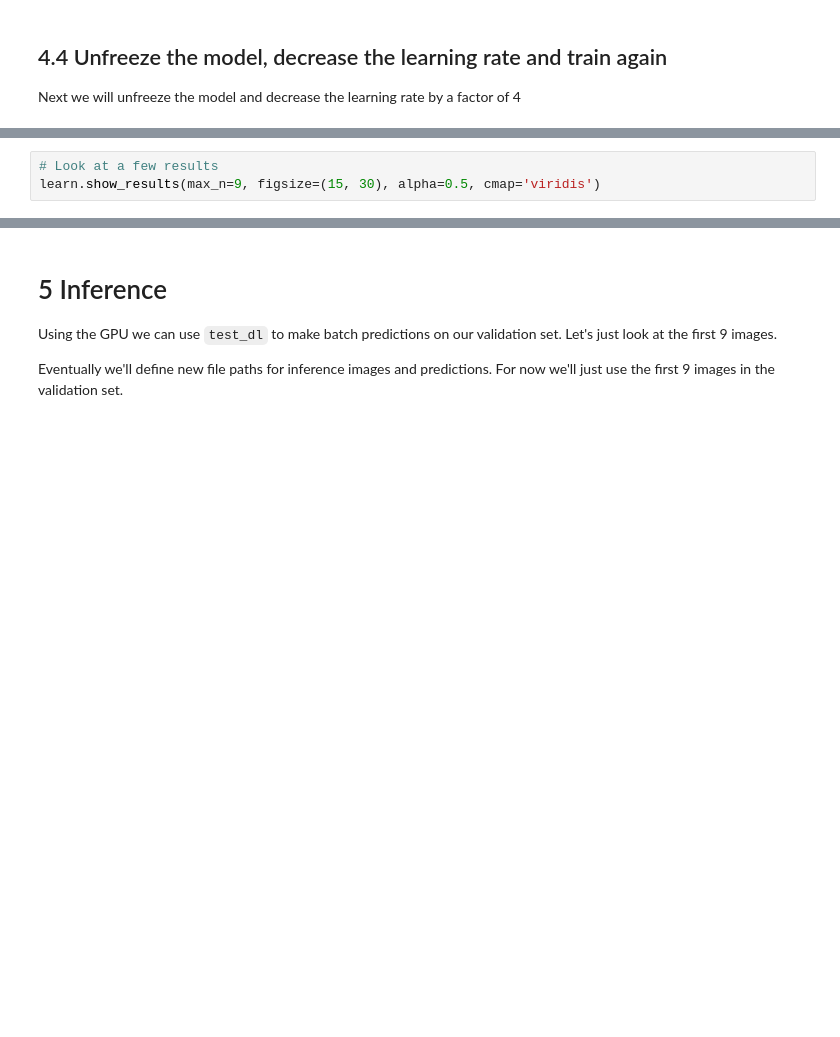
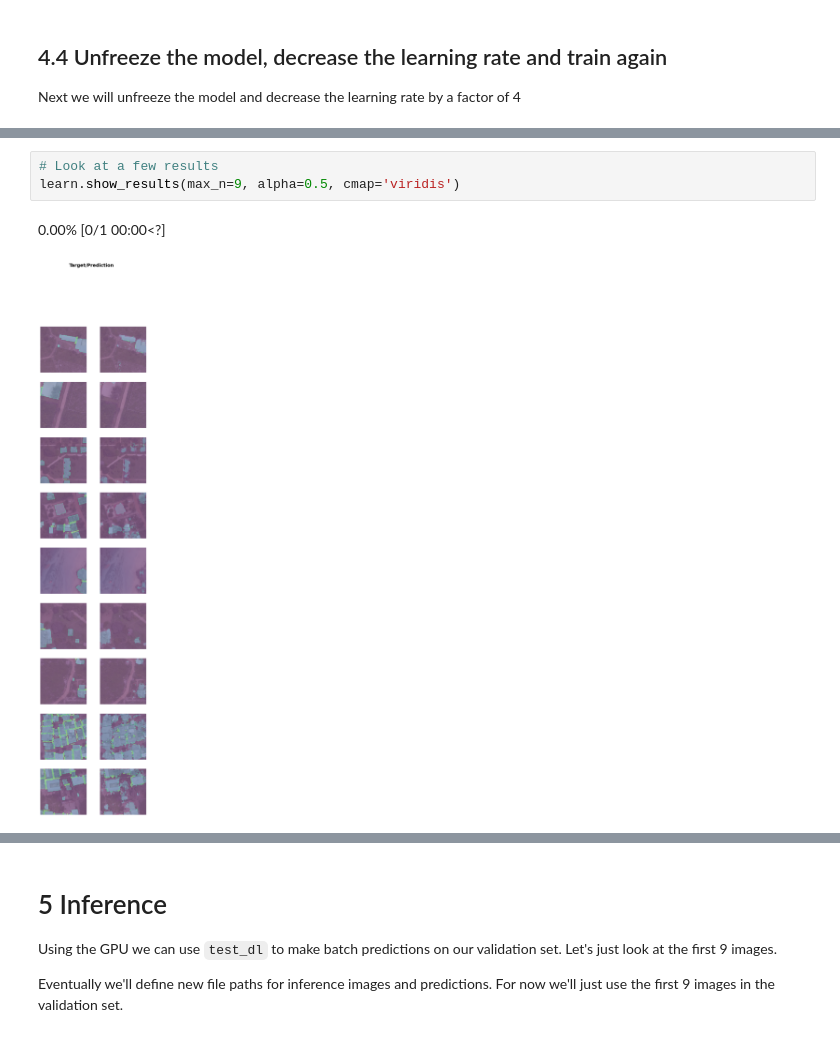
Before and after one commit to imharrisonking/rooftop-segmentation, a Jupyter notebook: training.ipynb, the cells around one changed output, grey strips where cells are left out. Cells and saved outputs as stored; diff of their text form; blank space fills up the shorter version.

```diff
--- a/training.ipynb
+++ b/training.ipynb
@@ -474,3 +531,6 @@ learn.save('model_1')
 # %%
 # Look at a few results
-learn.show_results(max_n=9, figsize=(15, 30), alpha=0.5, cmap='viridis')
+learn.show_results(max_n=9, alpha=0.5, cmap='viridis')
+# %% [output]
+0.00% [0/1 00:00<?]
+[figure, added]
```
Also changed, not shown: parts of 33 cells of this notebook.
